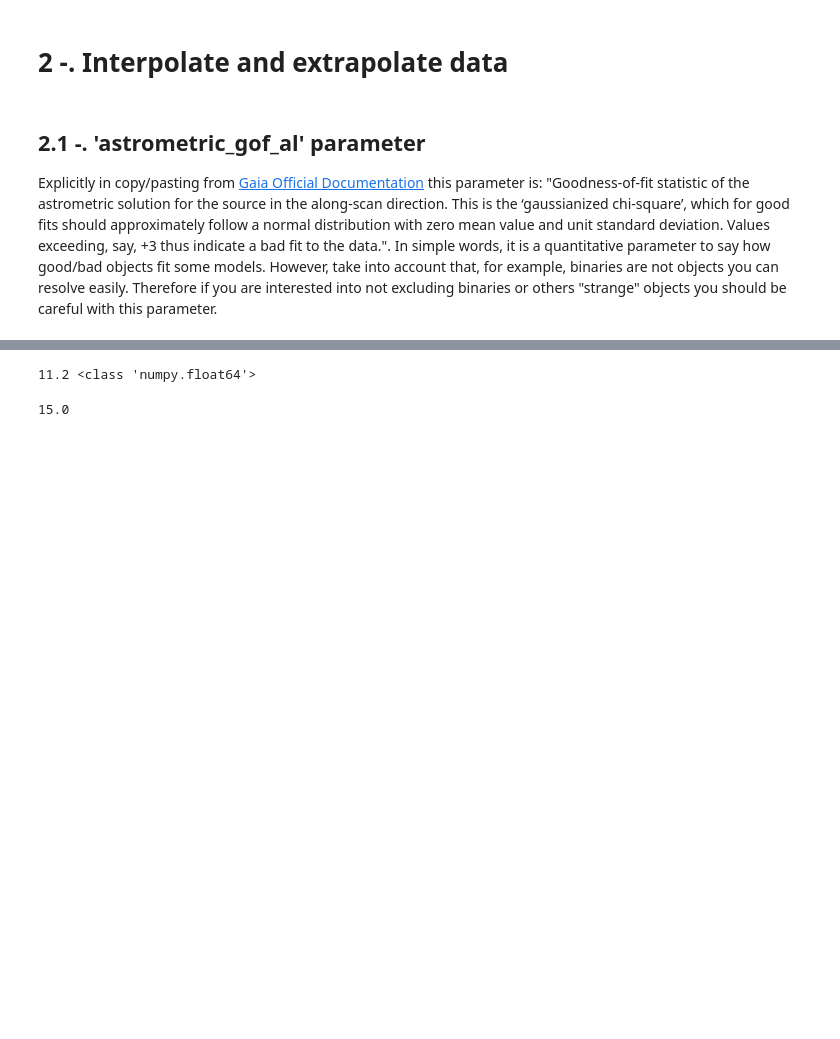
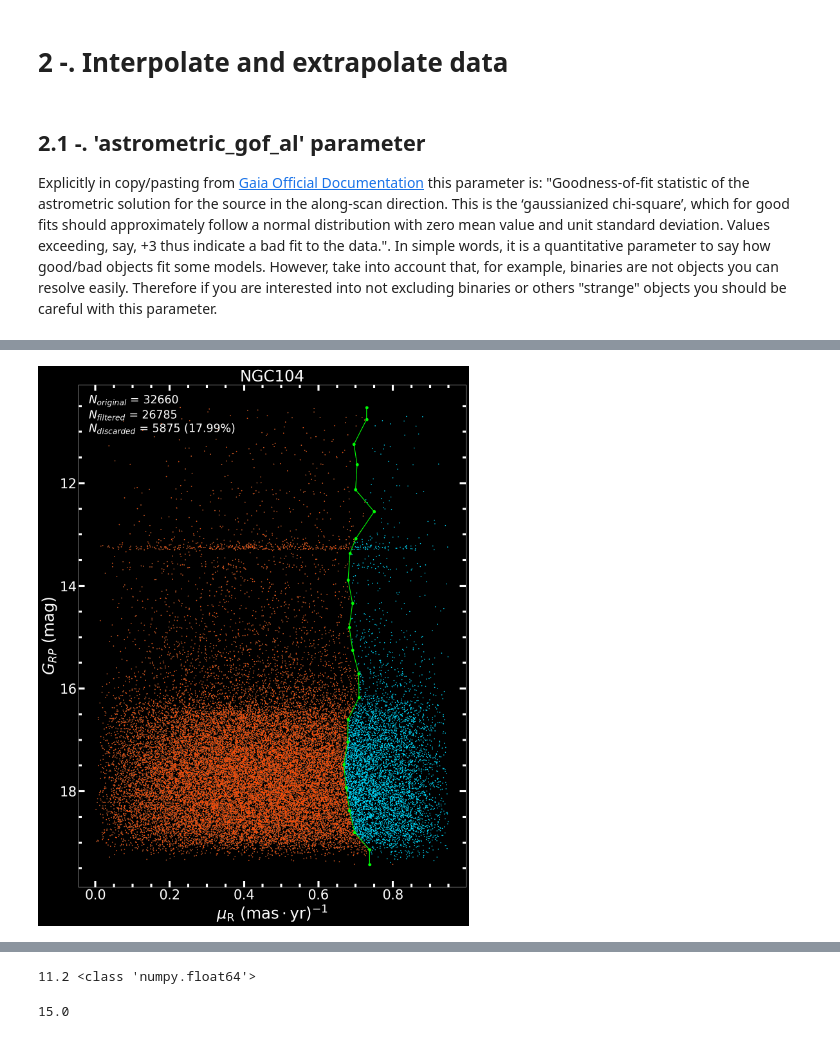
Before and after one commit to GunZF0x/astrogaia-jupyter, a Jupyter notebook: 3_Filter_data_Cordoni_algorithm/3_Filter_data_Cordoni_algorithm.ipynb, the cells around one changed output, grey strips where cells are left out. Cells and saved outputs as stored; diff of their text form; code cells hidden in the pictures; blank space fills up the shorter version.

```diff
--- a/3_Filter_data_Cordoni_algorithm/3_Filter_data_Cordoni_algorithm.ipynb
+++ b/3_Filter_data_Cordoni_algorithm/3_Filter_data_Cordoni_algorithm.ipynb
@@ -131,11 +131,11 @@ Finally, with those points we have just obtained, we interpolate them and see if
 ####################################################################################################
 nDiv: int = 20 # EDITABLE <---- Number of bins
 nIter: int = 1 # EDITABLE <---- Number of iterations for the algorithm
-Sigma: float = 3 # EDITABLE <--- Standard deviation tolerance for data
+Sigma: float = 1 # EDITABLE <--- Standard deviation tolerance for data
 setLimits: bool = False # <---- Do you want to set your own upper/lower limits for G_RP magnitude?
 G_RP_upper_limit: float = 19.5 # If above is True, put your custom upper limit value here (in mags)
 G_RP_lower_limit: float = 11.0 # Your custom lower limit value here (in mags)
-wantToPrintBins = True # Do you want to print in screen bins that will be created?
+wantToPrintBins: bool = True # Do you want to print in screen bins that will be created?
 ####################################################################################################
 ####################################################################################################
 
@@ -308,7 +308,7 @@ def printValuesBins(maxValue: float,
                     nBins: int,
                     binValue: float,
                     totalBins: TotalBins,
-                    printMoreDetails: True
+                    printMoreDetails: bool = True
                    ) -> None:
     """
     A simple print statement to check values obtained from
@@ -381,7 +381,7 @@ def createBins(astrodata: Table, nDivision: int,
 
     # Add data for every bin
     for j in range(0, nDiv):
-        minMag_G_RP_bin: float = minVal+(binVal * j)
+        minMag_G_RP_bin: float = minVal + (binVal * j)
         maxMag_G_RP_bin: float = minVal + (binVal *(j+1))
         print(f'Bin number -> {j+1}: [{minMag_G_RP_bin:.3f}, {maxMag_G_RP_bin:.3f}]')
         tempParamater = parameterList()
@@ -452,10 +452,12 @@ def CordiniAlgorithm(initialData: Table,
 
     return totBins #it should return none. Returns totBins just to test
 
-usefulParameters = getImportantParameters(originalData=gaia_data)
+# Get importants parameters for Cordoni's algorithm
+# usefulParameters = getImportantParameters(originalData=gaia_data)
 
-
-totalCustomBins = CordiniAlgorithm(initialData=gaia_data,
-                 nIterations=nIter,
-                 nDivisions=nDiv,
-                 printBins=wantToPrintBins)
+# IN DEVELOPMENT. HERE USE THE CordoniAlgorithm FUNCTION TO PASS A RAW DATA AND RETURN A
+# "CLEAN" DATA
+#totalCustomBins = CordiniAlgorithm(initialData=gaia_data,
+#                 nIterations=nIter,
+#                 nDivisions=nDiv,
+#                 printBins=wantToPrintBins)
@@ -730,0 +880,5 @@ plotInterpolation(as_gof_al_filtered, gaia_data, points_as_gof_al,'astrometric_g
+# %%
+plotInterpolation(data_filtered_by_mu_R, data_filtered_by_as_gof_al, points_mu_R,
+                  'mu_R', r"$\mu_{\rm R}$ $({\rm mas}\cdot{\rm yr})^{-1}$")
+# %% [output]
+[figure, added]
```
Also changed, not shown: parts of 10 cells of this notebook.
